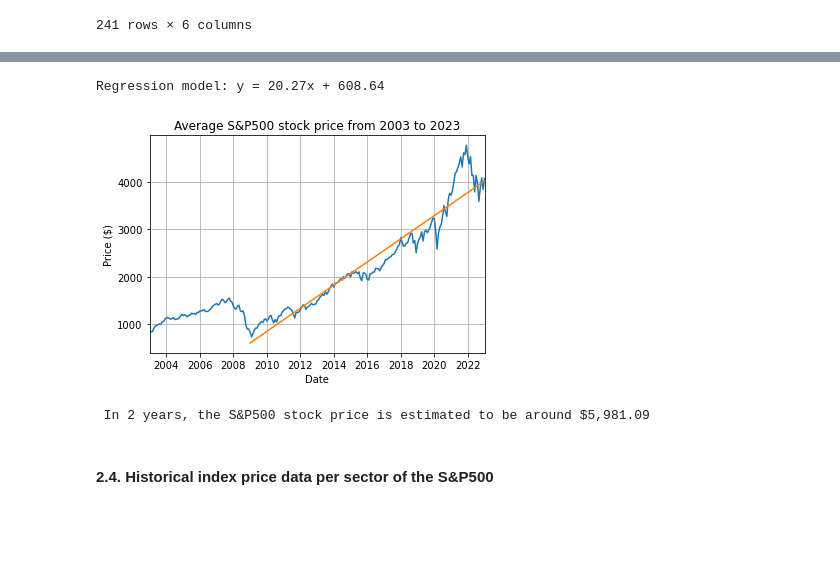
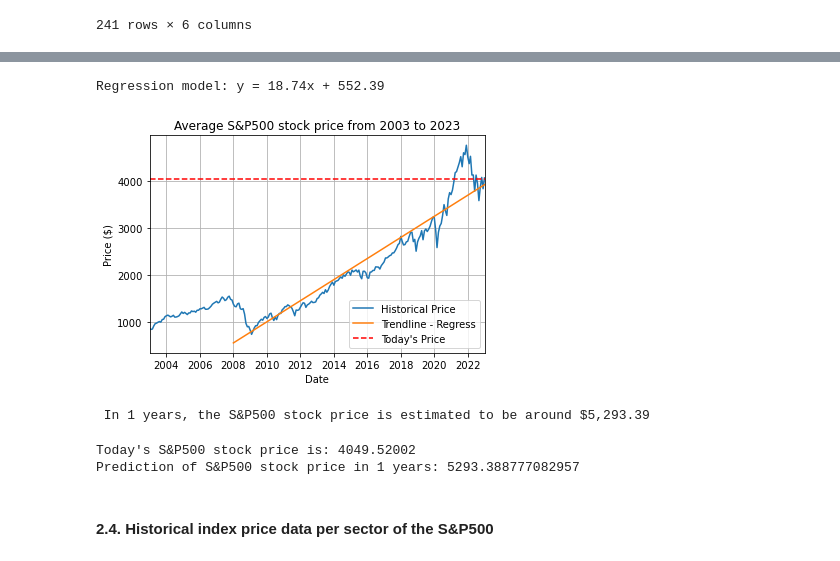
Before and after one commit to rocklurva/Mini-Project-1, a Jupyter notebook: main.ipynb, the cells around one changed output, grey strips where cells are left out. Saved outputs shown, nothing was run; the diff lists cells and outputs as text; code cells hidden in the pictures; blank space fills up the shorter version.

```diff
--- a/main.ipynb
+++ b/main.ipynb
@@ -175,3 +175,12 @@ clean_sp500_index_df
 | 239 | 2003-02-01 | 841.15 | 855.70 | 864.64 | 806.29 | -0.0170 |
 | 240 | 2003-01-01 | 855.70 | 879.82 | 935.05 | 840.34 | -0.0274 |
 241 rows × 6 columns
+# %%
+# URL to get current stock price S&P500 from https://twelvedata.com/account/api-playground
+
+from password import index_quote
+
+sp500_symbol = "GSPC"
+
+url_sp500 = f"https://api.twelvedata.com/time_series?apikey={index_quote}&interval=1min&symbol={sp500_symbol}&format=JSON"
+url_sp500
@@ -177,0 +189,11 @@ clean_sp500_index_df
+# %%
+# Make request/calls to get current stock price S&P500
+
+index_response = requests.get(url_sp500)
+index_json = index_response.json()
+last_sp500_data = pd.DataFrame(index_json["values"])
+fix_datatype_close_price = last_sp500_data.iloc[:,4].astype(float)
+last_close_date = last_sp500_data.iloc[0,0]
+last_close_price = fix_datatype_close_price.iloc[0]
+
+print(f'Last closing price for the S&P500 index is ${format(round(last_close_price,2), ",")} as at {last_close_date}')
@@ -178,35 +202,45 @@ clean_sp500_index_df
 # %%
 # Line plot and regression model for the average monthly price of the S&P500
 
 sorted_data = clean_sp500_index_df.sort_values(by= "Date", ascending=True)
-regress_start_date = sorted_data[sorted_data["Date"].dt.year >= 2009]
+regress_start_date = sorted_data[sorted_data["Date"].dt.year >= 2008]
 dates_in_numbers = np.arange(len(regress_start_date["Date"]))
 fit = np.polyfit(dates_in_numbers, regress_start_date["Price"], deg=1)
 fit_function = np.poly1d(fit)
 
 print(f'Regression model: y = {round(fit[0],2)}x + {round(fit[1],2)}')
 
-plt.plot(sorted_data['Date'], sorted_data['Price'])
-plt.plot(regress_start_date['Date'], fit_function(dates_in_numbers))
+plt.plot(sorted_data['Date'], sorted_data['Price'], label = "Historical Price")
+plt.plot(regress_start_date['Date'], fit_function(dates_in_numbers), label = "Trendline - Regress")
+plt.axhline(last_close_price, color ='r', linestyle = '--', label = "Today's Price")
 
 plt.xlabel("Date")
 plt.ylabel("Price ($)")
 plt.title("Average S&P500 stock price from 2003 to 2023")
-plt.xlim(sorted_data["Date"].min(), sorted_data["Date"].max() )
+plt.xlim(sorted_data["Date"].min(), sorted_data["Date"].max())
+plt.legend()
 plt.grid()
 plt.show()
 # %% [output]
-Regression model: y = 20.27x + 608.64
+Regression model: y = 18.74x + 552.39
-[figure, old version]
+[figure, new version]
 # %%
 # Prediction model based on the regression model
 
-years_for_preditction = 2
+years_for_preditction = 1
 
 prediction = fit_function(sorted_data['Date'].size + (years_for_preditction * 12))
 print(f' In {years_for_preditction} years, the S&P500 stock price is estimated to be around ${format(round(prediction,2), ",")}')
 # %% [output]
- In 2 years, the S&P500 stock price is estimated to be around $5,981.09
+ In 1 years, the S&P500 stock price is estimated to be around $5,293.39
+# %%
+# Compare today's price vs predicted price
+
+print(f"Today's S&P500 stock price is: {last_close_price}")
+print(f"Prediction of S&P500 stock price in {years_for_preditction} years: {prediction}")
+# %% [output]
+Today's S&P500 stock price is: 4049.52002
+Prediction of S&P500 stock price in 1 years: 5293.388777082957
 # %% [markdown]
 #### 2.4. Historical index price data per sector of the S&P500
 # %%
```
Also changed, not shown: parts of 7 cells of this notebook.
